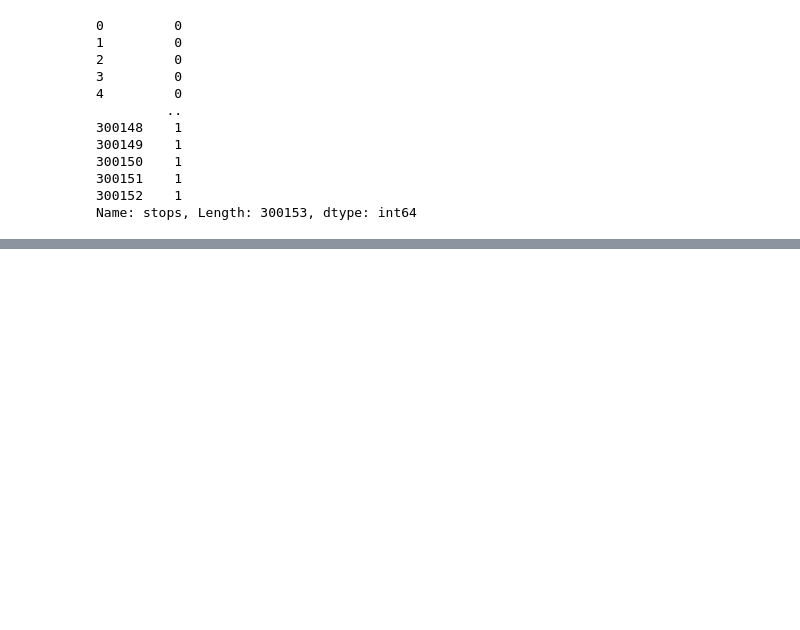
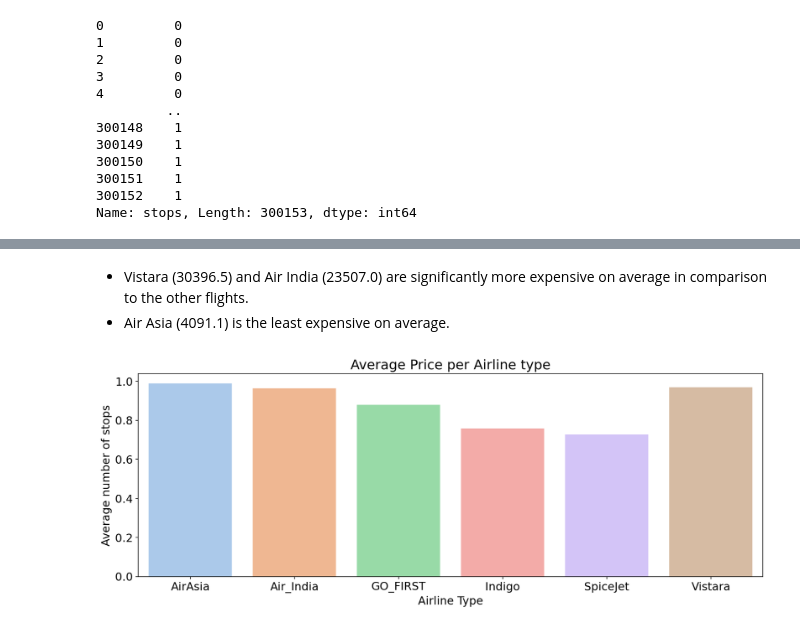
Before and after one commit to COGS118A/Group024-Sp22, a Jupyter notebook: 118A_1_DataCleaning_PrelimEDA.ipynb, the cells around one changed output, grey strips where cells are left out. Saved outputs shown, nothing was run; the diff lists cells and outputs as text; code cells hidden in the pictures; blank space fills up the shorter version.

```diff
--- a/118A_1_DataCleaning_PrelimEDA.ipynb
+++ b/118A_1_DataCleaning_PrelimEDA.ipynb
@@ -219,0 +258,11 @@ sns.scatterplot(data=main_dataset, x='price', y='duration', hue='airline') #oh d
+# %% [markdown]
+- Vistara (30396.5) and Air India (23507.0) are significantly more expensive on average in comparison to the other flights.
+- Air Asia (4091.1) is the least expensive on average.
+# %%
+ax = sns.barplot(x = 'airline', y = 'stops', data = df_airline)
+plt.title('Average Price per Airline type')
+plt.xlabel('Airline Type')
+plt.ylabel('Average number of stops')
+plt.show()
+# %% [output]
+[figure, added]
```
Also changed, not shown: parts of 20 cells of this notebook, 1 other file.
